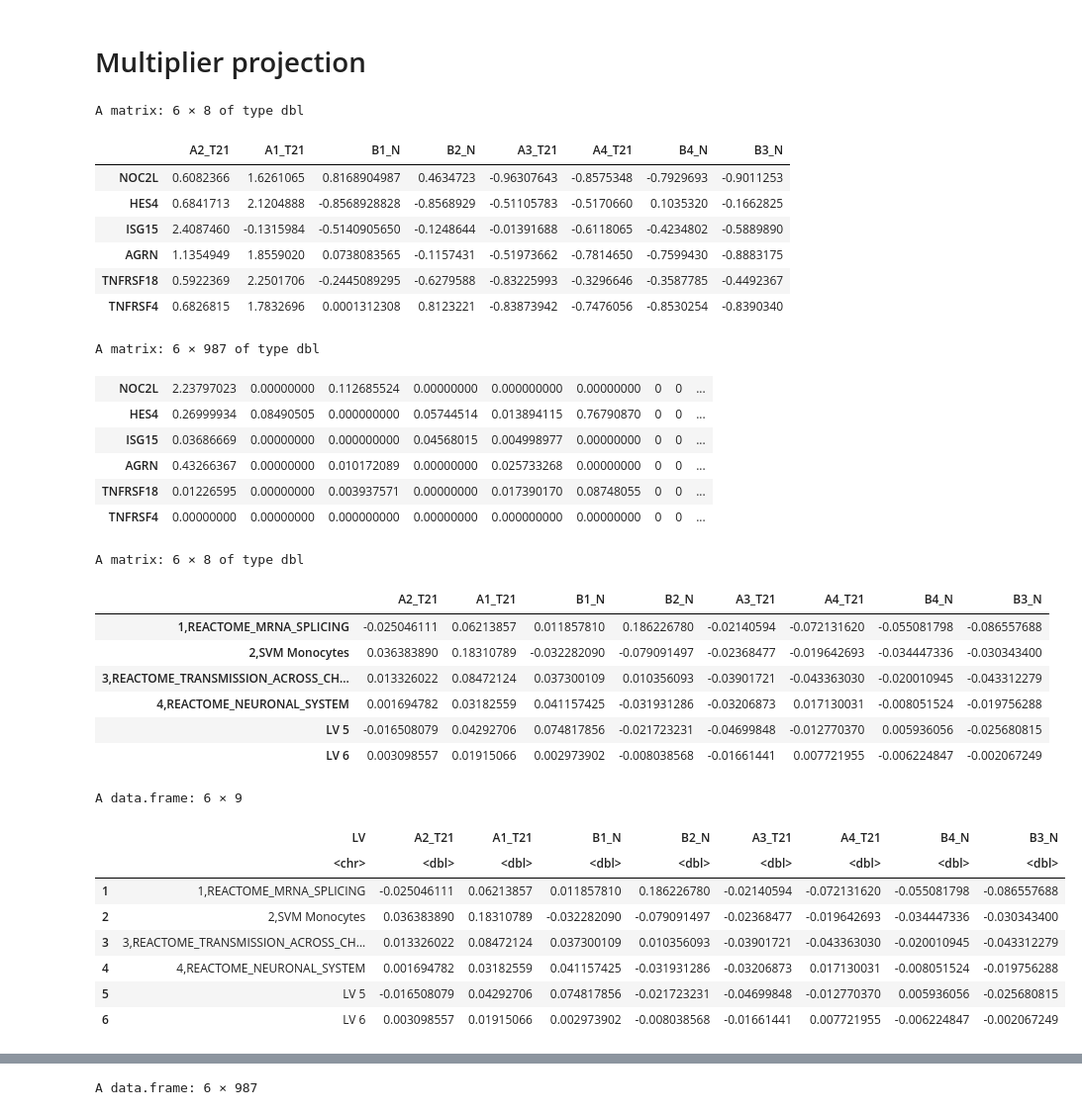
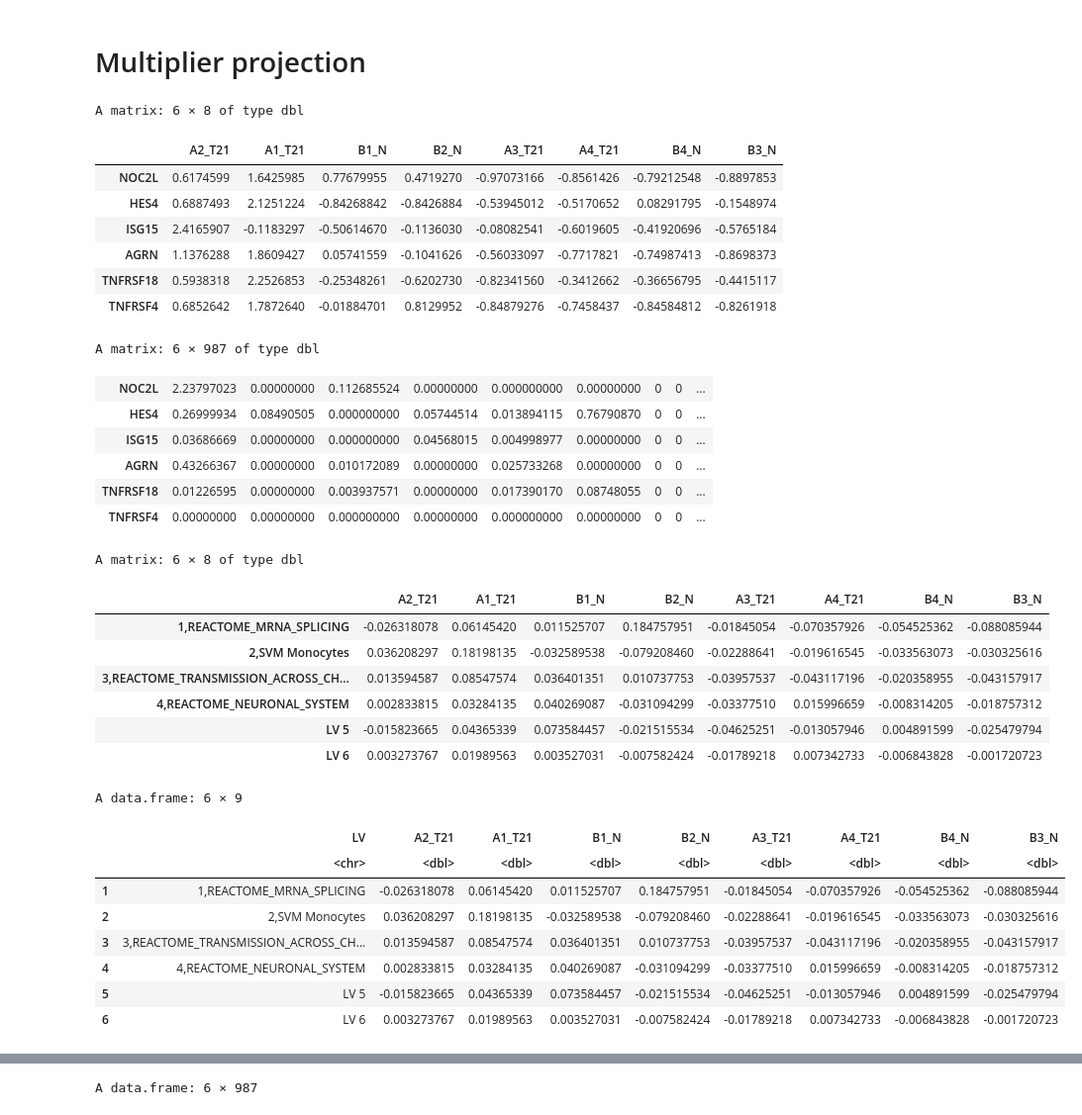
Before and after one commit to pivlab/INCLUDE_TR01, a Jupyter notebook: nbs/10_gtex/project_T21_rnaseq_data.ipynb, the cells around one changed output, grey strips where cells are left out. Shown: that part at 99% size. Drawn from its saved outputs; the diff is of its cells as text; code cells hidden in the pictures.

Commit message:
cluster compasion and different projections

```diff
--- a/nbs/10_gtex/project_T21_rnaseq_data.ipynb
+++ b/nbs/10_gtex/project_T21_rnaseq_data.ipynb
@@ -46,6 +31,7 @@ multiplier_z = readRDS(here('data/multiplier/multiplier_model_z.rds'))
 multiplier_summary = readRDS(here('data/multiplier/multiplier_model_summary.rds'))
 multiplier_b = readRDS(here('data/multiplier/multiplier_model_b.rds'))
 multiplier_metadata = readRDS(here('data/multiplier/multiplier_model_metadata.rds'))
+multiplier_U = readRDS(here('data/multiplier/multiplier_model_u.rds'))
 # %% [markdown]
 # TPM Normalization Process
 
@@ -92,0 +81,4 @@ A matrix: 6 × 8 of type dbl
+# %%
+gtf_path <- here::here('data/GCF_000001405.38_GRCh38.p12_genomic.gtf')
+tpm_gene_counts_GSE151282=tpm_normalization(gene_counts_GSE151282, gtf_path)
+head(tpm_gene_counts_GSE151282)
@@ -93,7 +95,7 @@ A matrix: 6 × 8 of type dbl
 # %% [markdown]
 # Multiplier projection
 # %%
-multiplier_model = list('Z'=multiplier_z, 'L2'= multiplier_metadata$L2, 'B'=multiplier_b)
+multiplier_model = list('Z'=multiplier_z, 'L2'= multiplier_metadata$L2, 'B'=multiplier_b, 'U'=multiplier_U)
 # %%
 result_GetOrderedRowNormEM <- GetOrderedRowNormEM(tpm_gene_counts_GSE151282, multiplier_model)
 ordered_tpm_gene_counts_GSE151282 = result_GetOrderedRowNormEM$exprs.norm.filtered
@@ -104,12 +106,12 @@ head(ordered_multiplier_model$Z)
 # %% [output]
 A matrix: 6 × 8 of type dbl
 |  | A2_T21 | A1_T21 | B1_N | B2_N | A3_T21 | A4_T21 | B4_N | B3_N |
-| NOC2L | 0.6082366 | 1.6261065 | 0.8168904987 | 0.4634723 | -0.96307643 | -0.8575348 | -0.7929693 | -0.9011253 |
-| HES4 | 0.6841713 | 2.1204888 | -0.8568928828 | -0.8568929 | -0.51105783 | -0.5170660 | 0.1035320 | -0.1662825 |
-| ISG15 | 2.4087460 | -0.1315984 | -0.5140905650 | -0.1248644 | -0.01391688 | -0.6118065 | -0.4234802 | -0.5889890 |
-| AGRN | 1.1354949 | 1.8559020 | 0.0738083565 | -0.1157431 | -0.51973662 | -0.7814650 | -0.7599430 | -0.8883175 |
-| TNFRSF18 | 0.5922369 | 2.2501706 | -0.2445089295 | -0.6279588 | -0.83225993 | -0.3296646 | -0.3587785 | -0.4492367 |
-| TNFRSF4 | 0.6826815 | 1.7832696 | 0.0001312308 | 0.8123221 | -0.83873942 | -0.7476056 | -0.8530254 | -0.8390340 |
+| NOC2L | 0.6174599 | 1.6425985 | 0.77679955 | 0.4719270 | -0.97073166 | -0.8561426 | -0.79212548 | -0.8897853 |
+| HES4 | 0.6887493 | 2.1251224 | -0.84268842 | -0.8426884 | -0.53945012 | -0.5170652 | 0.08291795 | -0.1548974 |
+| ISG15 | 2.4165907 | -0.1183297 | -0.50614670 | -0.1136030 | -0.08082541 | -0.6019605 | -0.41920696 | -0.5765184 |
+| AGRN | 1.1376288 | 1.8609427 | 0.05741559 | -0.1041626 | -0.56033097 | -0.7717821 | -0.74987413 | -0.8698373 |
+| TNFRSF18 | 0.5938318 | 2.2526853 | -0.25348261 | -0.6202730 | -0.82341560 | -0.3412662 | -0.36656795 | -0.4415117 |
+| TNFRSF4 | 0.6852642 | 1.7872640 | -0.01884701 | 0.8129952 | -0.84879276 | -0.7458437 | -0.84584812 | -0.8261918 |
 A matrix: 6 × 987 of type dbl
 | NOC2L | 2.23797023 | 0.00000000 | 0.112685524 | 0.00000000 | 0.000000000 | 0.00000000 | 0 | 0 | ... |
 | HES4 | 0.26999934 | 0.08490505 | 0.000000000 | 0.05744514 | 0.013894115 | 0.76790870 | 0 | 0 | ... |
@@ -123,26 +125,26 @@ head(projection_GSE151282)
 # %% [output]
 A matrix: 6 × 8 of type dbl
 |  | A2_T21 | A1_T21 | B1_N | B2_N | A3_T21 | A4_T21 | B4_N | B3_N |
-| 1,REACTOME_MRNA_SPLICING | -0.025046111 | 0.06213857 | 0.011857810 | 0.186226780 | -0.02140594 | -0.072131620 | -0.055081798 | -0.086557688 |
-| 2,SVM Monocytes | 0.036383890 | 0.18310789 | -0.032282090 | -0.079091497 | -0.02368477 | -0.019642693 | -0.034447336 | -0.030343400 |
-| 3,REACTOME_TRANSMISSION_ACROSS_CH... | 0.013326022 | 0.08472124 | 0.037300109 | 0.010356093 | -0.03901721 | -0.043363030 | -0.020010945 | -0.043312279 |
-| 4,REACTOME_NEURONAL_SYSTEM | 0.001694782 | 0.03182559 | 0.041157425 | -0.031931286 | -0.03206873 | 0.017130031 | -0.008051524 | -0.019756288 |
-| LV 5 | -0.016508079 | 0.04292706 | 0.074817856 | -0.021723231 | -0.04699848 | -0.012770370 | 0.005936056 | -0.025680815 |
-| LV 6 | 0.003098557 | 0.01915066 | 0.002973902 | -0.008038568 | -0.01661441 | 0.007721955 | -0.006224847 | -0.002067249 |
+| 1,REACTOME_MRNA_SPLICING | -0.026318078 | 0.06145420 | 0.011525707 | 0.184757951 | -0.01845054 | -0.070357926 | -0.054525362 | -0.088085944 |
+| 2,SVM Monocytes | 0.036208297 | 0.18198135 | -0.032589538 | -0.079208460 | -0.02288641 | -0.019616545 | -0.033563073 | -0.030325616 |
+| 3,REACTOME_TRANSMISSION_ACROSS_CH... | 0.013594587 | 0.08547574 | 0.036401351 | 0.010737753 | -0.03957537 | -0.043117196 | -0.020358955 | -0.043157917 |
+| 4,REACTOME_NEURONAL_SYSTEM | 0.002833815 | 0.03284135 | 0.040269087 | -0.031094299 | -0.03377510 | 0.015996659 | -0.008314205 | -0.018757312 |
+| LV 5 | -0.015823665 | 0.04365339 | 0.073584457 | -0.021515534 | -0.04625251 | -0.013057946 | 0.004891599 | -0.025479794 |
+| LV 6 | 0.003273767 | 0.01989563 | 0.003527031 | -0.007582424 | -0.01789218 | 0.007342733 | -0.006843828 | -0.001720723 |
 # %%
 df_projection_GSE151282 <- data.frame(projection_GSE151282) %>%
-  mutate(LV = rownames(projection_GSE151282)) %>%
-  select(LV, everything()) %>%
+  dplyr::mutate(LV = rownames(projection_GSE151282)) %>%
+  dplyr::select(LV, everything()) %>%
   `rownames<-`(1:nrow(projection_GSE151282))
 
 head(df_projection_GSE151282)
 # %% [output]
 A data.frame: 6 × 9
 |  | LV | A2_T21 | A1_T21 | B1_N | B2_N | A3_T21 | A4_T21 | B4_N | B3_N |
 |  | <chr> | <dbl> | <dbl> | <dbl> | <dbl> | <dbl> | <dbl> | <dbl> | <dbl> |
-| 1 | 1,REACTOME_MRNA_SPLICING | -0.025046111 | 0.06213857 | 0.011857810 | 0.186226780 | -0.02140594 | -0.072131620 | -0.055081798 | -0.086557688 |
-| 2 | 2,SVM Monocytes | 0.036383890 | 0.18310789 | -0.032282090 | -0.079091497 | -0.02368477 | -0.019642693 | -0.034447336 | -0.030343400 |
-| 3 | 3,REACTOME_TRANSMISSION_ACROSS_CH... | 0.013326022 | 0.08472124 | 0.037300109 | 0.010356093 | -0.03901721 | -0.043363030 | -0.020010945 | -0.043312279 |
-| 4 | 4,REACTOME_NEURONAL_SYSTEM | 0.001694782 | 0.03182559 | 0.041157425 | -0.031931286 | -0.03206873 | 0.017130031 | -0.008051524 | -0.019756288 |
-| 5 | LV 5 | -0.016508079 | 0.04292706 | 0.074817856 | -0.021723231 | -0.04699848 | -0.012770370 | 0.005936056 | -0.025680815 |
-| 6 | LV 6 | 0.003098557 | 0.01915066 | 0.002973902 | -0.008038568 | -0.01661441 | 0.007721955 | -0.006224847 | -0.002067249 |
+| 1 | 1,REACTOME_MRNA_SPLICING | -0.026318078 | 0.06145420 | 0.011525707 | 0.184757951 | -0.01845054 | -0.070357926 | -0.054525362 | -0.088085944 |
+| 2 | 2,SVM Monocytes | 0.036208297 | 0.18198135 | -0.032589538 | -0.079208460 | -0.02288641 | -0.019616545 | -0.033563073 | -0.030325616 |
+| 3 | 3,REACTOME_TRANSMISSION_ACROSS_CH... | 0.013594587 | 0.08547574 | 0.036401351 | 0.010737753 | -0.03957537 | -0.043117196 | -0.020358955 | -0.043157917 |
+| 4 | 4,REACTOME_NEURONAL_SYSTEM | 0.002833815 | 0.03284135 | 0.040269087 | -0.031094299 | -0.03377510 | 0.015996659 | -0.008314205 | -0.018757312 |
+| 5 | LV 5 | -0.015823665 | 0.04365339 | 0.073584457 | -0.021515534 | -0.04625251 | -0.013057946 | 0.004891599 | -0.025479794 |
+| 6 | LV 6 | 0.003273767 | 0.01989563 | 0.003527031 | -0.007582424 | -0.01789218 | 0.007342733 | -0.006843828 | -0.001720723 |
```
Also changed, not shown: parts of 33 cells of this notebook, 9 other files.
